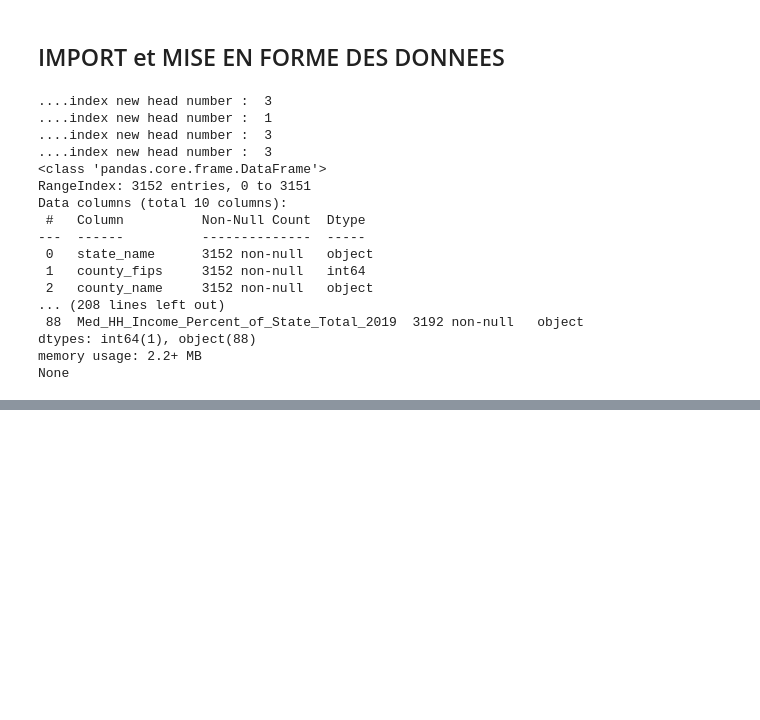
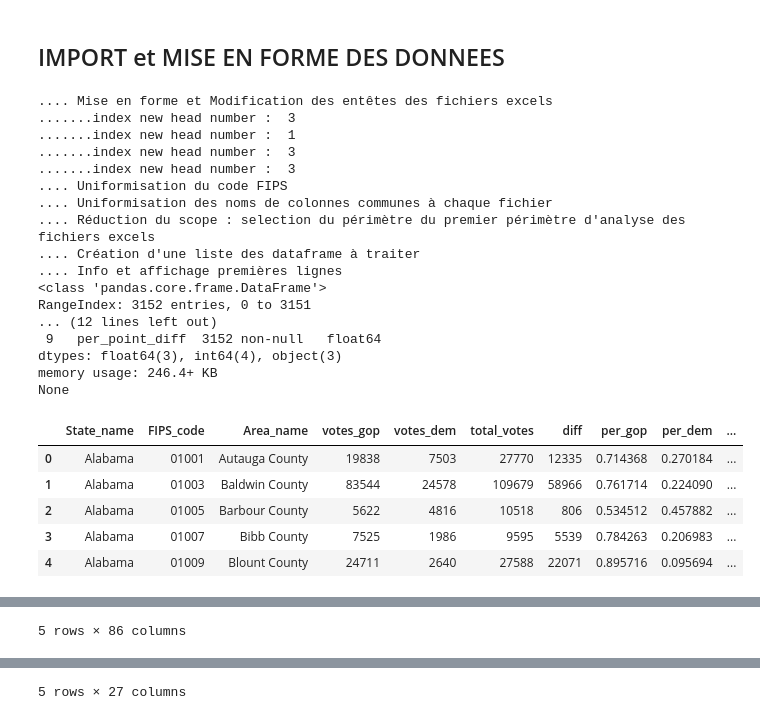
Before and after one commit to tibobr1/SDA_P4_onl, a Jupyter notebook: Projet 4 v1.ipynb, the cells around one changed output, grey strips where cells are left out. Saved outputs shown, nothing was run; the diff lists cells and outputs as text; code cells hidden in the pictures; blank space fills up the shorter version.

Commit message:
1er choix de perimetre

```diff
--- a/Projet 4 v1.ipynb
+++ b/Projet 4 v1.ipynb
@@ -75,46 +230,79 @@ def del_top_lines(nb,df_init):
 # %%
 #---------------------------------------IMPORT DES DONNEES----------------------------------------------------------
 # On spécifie le chemin d'accès aux données
 folder_path = "./data/"
 
 # On importe le fichier principal
 df_pres_result = pd.read_csv(folder_path + "2020_US_County_Level_Presidential_Results.csv", sep = ",")
 df_pres_result_old = pd.read_csv(folder_path + "US_County_Level_Presidential_Results_08-16.csv", sep = ",")
 df_education = pd.read_excel(folder_path + "Education.xls")
 df_pop_est = pd.read_excel(folder_path + "PopulationEstimates.xls")
 df_pov_est = pd.read_excel(folder_path + "PovertyEstimates.xls")
 df_unemp = pd.read_excel(folder_path + "Unemployment.xls")
 
 #-----------------------------------------TYPOLOGIE DES FEATURES--------------------------------------------------------
 
 
 # Mise en forme et Modification des entêtes des fichiers excels
+print(".... Mise en forme et Modification des entêtes des fichiers excels")
 df_education = del_top_lines(3,df_education)
 df_pop_est = del_top_lines(1,df_pop_est)
 df_pov_est = del_top_lines(3,df_pov_est)
 df_unemp = del_top_lines(3,df_unemp)
 
+# Uniformisation du code FIPS du fichier CSV
+print(".... Uniformisation du code FIPS")
+df_pres_result['county_fips'] = df_pres_result['county_fips'].astype(str)
+df_pres_result['county_fips'] = df_pres_result['county_fips'].apply(lambda x: '0' + x if len(x) == 4 else x)
+#print(df_pres_result['county_fips'])
+
+# Uniformisation des noms de colonnes communes à chaque fichier
+print(".... Uniformisation des noms de colonnes communes à chaque fichier")
+df_pres_result.rename(columns={'county_fips': 'FIPS_code', 'state_name': 'State_name', 'county_name' : 'Area_name'}, inplace=True)
+df_education.rename(columns={'FIPS Code': 'FIPS_code', 'State': 'State_name', 'Area name' : 'Area_name', '2013 Rural-urban Continuum Code' : 'Rural_urban_continuum_code_2013', '2013 Urban Influence Code' : 'Urban_influence_code_2013'}, inplace=True)
+df_pop_est.rename(columns={'FIPStxt': 'FIPS_code', 'State': 'State_name', 'Area_Name' : 'Area_name', 'Rural-urban_Continuum Code_2013' : 'Rural_urban_continuum_code_2013', 'Urban_Influence_Code_2013' : 'Urban_influence_code_2013'}, inplace=True)
+df_pov_est.rename(columns={'FIPStxt': 'FIPS_code', 'Stabr': 'State_name', 'Area_name' : 'Area_name', 'Rural-urban_Continuum_Code_2013' : 'Rural_urban_continuum_code_2013', 'Urban_Influence_Code_2013' : 'Urban_influence_code_2013'}, inplace=True)
+df_unemp.rename(columns={'fips_txt': 'FIPS_code', 'Stabr': 'State_name', 'area_name' : 'Area_name', 'Rural_urban_continuum_code_2013' : 'Rural_urban_continuum_code_2013', 'Urban_influence_code_2013' : 'Urban_influence_code_2013'}, inplace=True)
+
+# Selection du périmètre du premier périmètre d'analyse
+print(".... Réduction du scope : selection du périmètre du premier périmètre d'analyse des fichiers excels")
+df_education = df_education[col_educ_perim]
+df_pop_est = df_pop_est[col_pop_est_perim]
+df_pov_est = df_pov_est[col_pov_est_perim]
+df_unemp = df_unemp[col_unemp_perim]
+
+# Ajout d'une nouvelle ligne 00000 US dans la DF des résultats de 2020 afin de garder une cohérence avec les autrs fichiers
+
 # création d'une liste des dataframe à traiter
-df_xls_list = [df_pres_result,df_education,df_pop_est,df_pov_est,df_unemp]
+print(".... Création d'une liste des dataframe à traiter")
+df_list = [df_pres_result,df_education,df_pop_est,df_pov_est,df_unemp]
+
 # Info et affichage premières lignes
-for d in df_xls_list:
+print(".... Info et affichage premières lignes")
+for d in df_list:
     print(d.info())
-    #display(d.head())
+    display(d.head())
 # %% [output]
-....index new head number :  3
-....index new head number :  1
-....index new head number :  3
-....index new head number :  3
+.... Mise en forme et Modification des entêtes des fichiers excels
+.......index new head number :  3
+.......index new head number :  1
+.......index new head number :  3
+.......index new head number :  3
+.... Uniformisation du code FIPS
+.... Uniformisation des noms de colonnes communes à chaque fichier
+.... Réduction du scope : selection du périmètre du premier périmètre d'analyse des fichiers excels
+.... Création d'une liste des dataframe à traiter
+.... Info et affichage premières lignes
 <class 'pandas.core.frame.DataFrame'>
 RangeIndex: 3152 entries, 0 to 3151
-Data columns (total 10 columns):
- #   Column          Non-Null Count  Dtype
----  ------          --------------  -----
- 0   state_name      3152 non-null   object
- 1   county_fips     3152 non-null   int64
- 2   county_name     3152 non-null   object
-... (208 lines left out)
- 88  Med_HH_Income_Percent_of_State_Total_2019  3192 non-null   object
-dtypes: int64(1), object(88)
-memory usage: 2.2+ MB
+... (12 lines left out)
+ 9   per_point_diff  3152 non-null   float64
+dtypes: float64(3), int64(4), object(3)
+memory usage: 246.4+ KB
 None
+|  | State_name | FIPS_code | Area_name | votes_gop | votes_dem | total_votes | diff | per_gop | per_dem | ... |
+| 0 | Alabama | 01001 | Autauga County | 19838 | 7503 | 27770 | 12335 | 0.714368 | 0.270184 | ... |
+| 1 | Alabama | 01003 | Baldwin County | 83544 | 24578 | 109679 | 58966 | 0.761714 | 0.224090 | ... |
+| 2 | Alabama | 01005 | Barbour County | 5622 | 4816 | 10518 | 806 | 0.534512 | 0.457882 | ... |
+| 3 | Alabama | 01007 | Bibb County | 7525 | 1986 | 9595 | 5539 | 0.784263 | 0.206983 | ... |
+| 4 | Alabama | 01009 | Blount County | 24711 | 2640 | 27588 | 22071 | 0.895716 | 0.095694 | ... |
@@ -120,0 +355 @@ None
+5 rows × 86 columns
@@ -121,3 +402,4 @@ None
+5 rows × 27 columns
 # %%
 #----------------------------------------------CREATION DE LA TARGET 'Party' ---------------------------------------------------
 conditionlist = [
```
Also changed, not shown: parts of 3 cells of this notebook, 2 other files.
